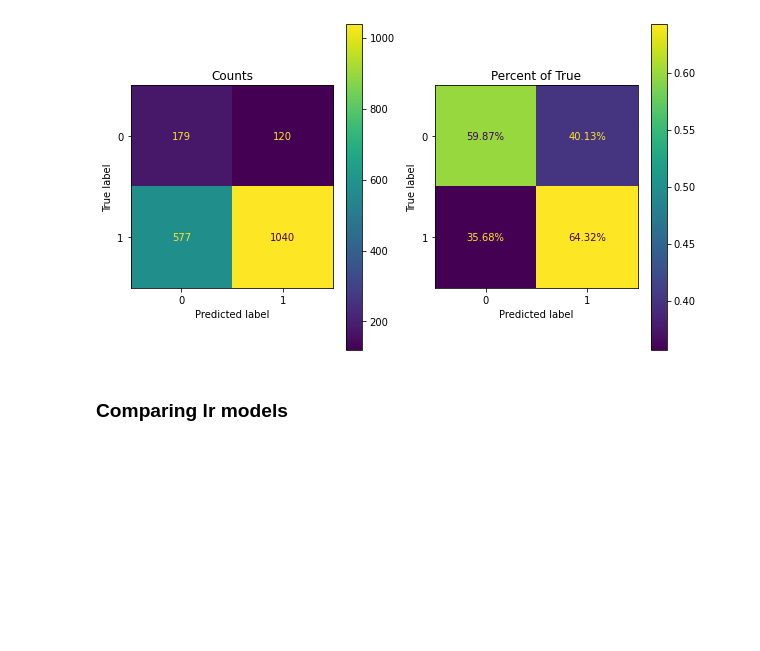
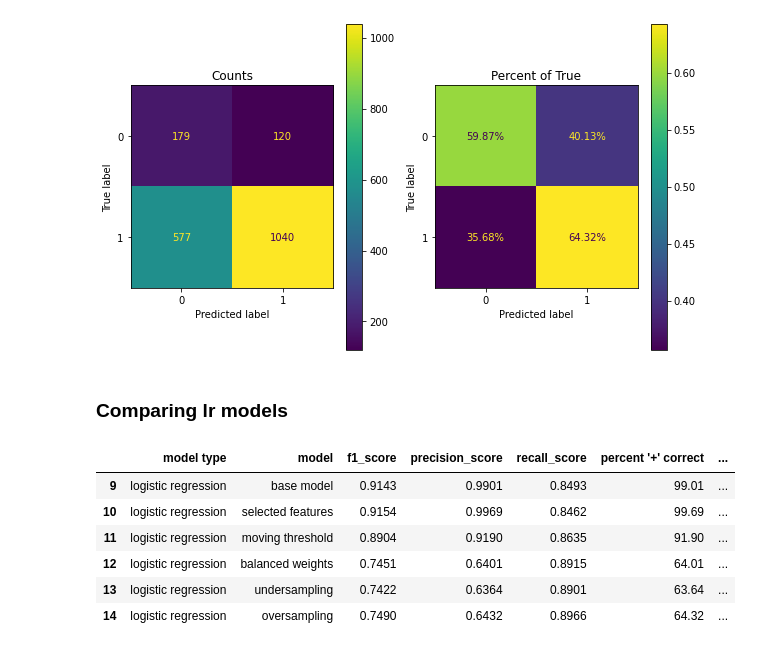
Before and after one commit to mathisme/ThinkfulSLCap, a Jupyter notebook: Capstone.ipynb, the cells around one changed output. Drawn from its saved outputs; the diff is of its cells as text; code cells hidden in the pictures; blank space fills up the shorter version.

```diff
--- a/Capstone.ipynb
+++ b/Capstone.ipynb
@@ -928,3 +952,14 @@ plot_confusion_matrix(lr5 ,Xlr_test, y_test, ax = axs[1], normalize='true', valu
 [figure]
 # %% [markdown]
 ### Comparing lr models
+# %%
+stats = pd.DataFrame(model_stats, columns=model_stats.keys())
+stats[stats['model type']=='logistic regression']
+# %% [output]
+|  | model type | model | f1_score | precision_score | recall_score | percent '+' correct | ... |
+| 9 | logistic regression | base model | 0.9143 | 0.9901 | 0.8493 | 99.01 | ... |
+| 10 | logistic regression | selected features | 0.9154 | 0.9969 | 0.8462 | 99.69 | ... |
+| 11 | logistic regression | moving threshold | 0.8904 | 0.9190 | 0.8635 | 91.90 | ... |
+| 12 | logistic regression | balanced weights | 0.7451 | 0.6401 | 0.8915 | 64.01 | ... |
+| 13 | logistic regression | undersampling | 0.7422 | 0.6364 | 0.8901 | 63.64 | ... |
+| 14 | logistic regression | oversampling | 0.7490 | 0.6432 | 0.8966 | 64.32 | ... |
```
Also changed, not shown: parts of 37 cells of this notebook.
